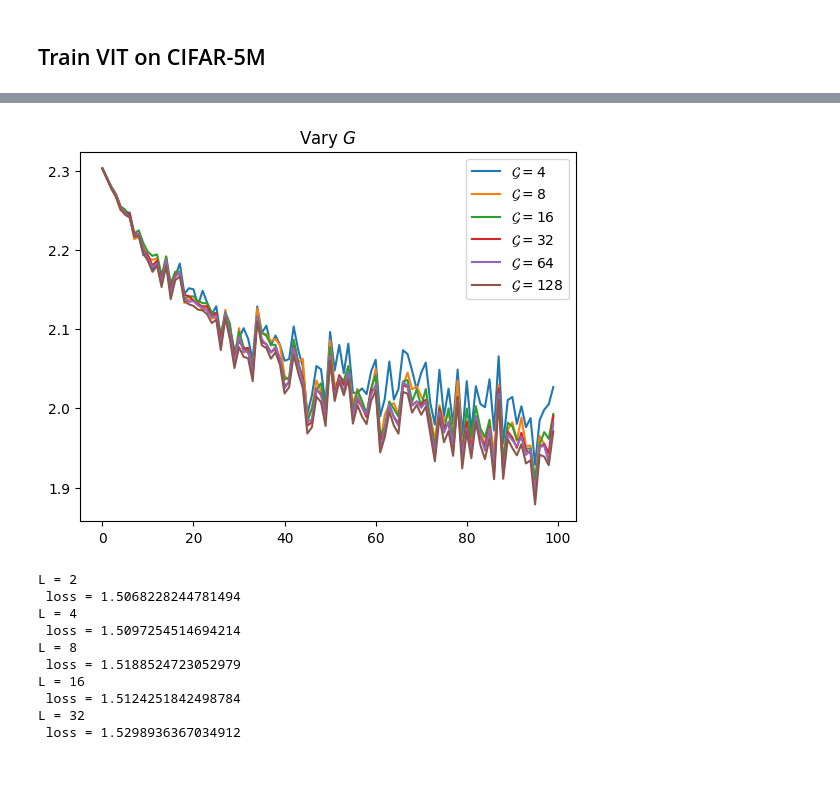
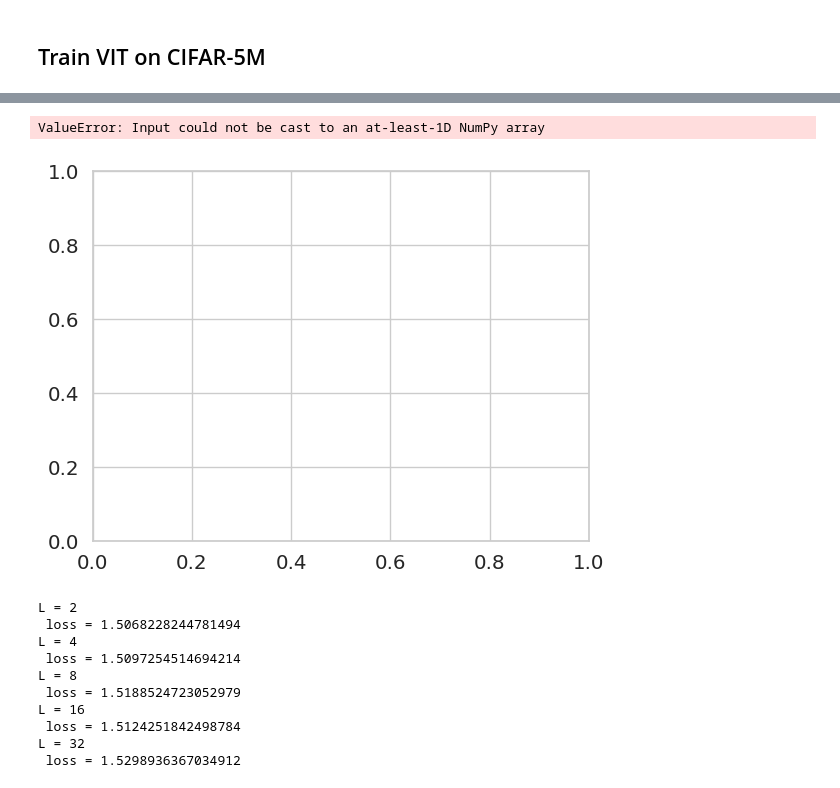
Before and after one commit to Pehlevan-Group/inf_transformer_limits, a Jupyter notebook: learn_gates_scaling.ipynb, the cells around one changed output, grey strips where cells are left out. Cells and saved outputs as stored; diff of their text form; code cells hidden in the pictures.

```diff
--- a/learn_gates_scaling.ipynb
+++ b/learn_gates_scaling.ipynb
@@ -235,10 +236,10 @@ q mean: 0.48
 [figure]
 # %%
 dim = 4
-head_vals = [32,64,128,256,512,1024]
+head_vals = [8,16,32,64,128,256,512,1024,2048,2049]
 all_H = []
 
-num_inits = 30
+num_inits = 64
 
 plt.figure()
 count = 0
@@ -255,6 +256,7 @@ for i, heads in enumerate(head_vals):
             if "Dense" in k:
                 layer += 1
                 h = state['intermediates'][k]['__call__'][0] / jnp.sqrt(dim*heads)
+                h = nn.gelu(h)
                 if len(h.shape) == 3:
                     H = jnp.einsum('ijk,ljk->il', h, h) / ( h.shape[1] * h.shape[2] )
                     if j == 0:
@@ -275,7 +277,7 @@ for i, heads in enumerate(head_vals):
     all_H += [ Hi ]
 plt.show()
 
-
+"""
 heads = 4
 dims = [32,64,128,256,512,1024]
 count = 0
@@ -303,4 +305,5 @@ for i, dim in enumerate(dims):
         Hi += [Hij]
     all_H_vary_N += [Hi]
 plt.show()
+"""
 # %% [output]
@@ -602 +799,7 @@ for i, dim in enumerate(dimvals):
+# %%
+save_dir = '/n/holyscratch01/pehlevan_lab/Users/bbordelon/bbordelon/Learn_gates/early_conv'
+save_path = os.path.join(save_dir, f"VIT_early_losses_H_{heads}_scale_exp_{1}_vary_N.npy")
+losses_plot = np.load(save_path)
+save_path = os.path.join(save_dir, f"VIT_early_preds_H_{heads}_scale_exp_{1}_vary_N.npy")
+preds_plot = np.load(save_path)
 # %%
@@ -611,14 +873,14 @@ plt.show()
 # %%
 dim = 4
-depth = 2
+depth = 4
 head_vals = [16, 32, 64, 128, 256, 512]
 patch_size = 4
 scale_exp = 1.0
 
-T = 250
-lr = 0.01
-gamma = 0.5
-batch = 256
+T = 5000
+lr = 0.5
+gamma = 0.25
+batch = 64
 
 opt_args = ( T, batch, gamma, lr )
 
@@ -627,7 +889,7 @@ for i, heads in enumerate(head_vals):
 
     param_args = (dim, heads, depth, patch_size, scale_exp)
     print(" ")
-    print(f"G = {heads}")
-    losses = train_model(param_args, opt_args, (X, y))
+    print(f"H = {heads}")
+    losses = train_model(param_args, opt_args, data = None)
     all_losses += [losses]
 # %% [output]
@@ -646,11 +908,20 @@ G = 128
 # %%
+sns.set(font_scale=1.3)
+sns.set_style("whitegrid")
+sns.set_palette("rocket", n_colors=len(dimvals))
+
 for i, loss in enumerate(all_losses):
-    plt.plot(loss[0:100], label = r'$\mathcal{G} = %d$' % head_vals[i])
+    plt.plot(loss, label = r'$\mathcal{H} = %d$' % head_vals[i])
+plt.xlabel(r'Steps', fontsize = 20)
+plt.ylabel(r'Test Loss',fontsize = 20)
+#plt.title(r'Vary $N$',fontsize = 16)
 plt.legend()
-plt.title(r'Vary $G$')
+
+plt.savefig('figures/training_cf5m_vary_H.pdf',bbox_inches='tight')
 plt.show()
 # %% [output]
+ValueError: Input could not be cast to an at-least-1D NumPy array
-[figure, old version]
+[figure, new version]
 # %%
 depths = [2,4,8,16,32]
 dim = 8
```
Also changed, not shown: parts of 30 cells of this notebook, 4 other files.
